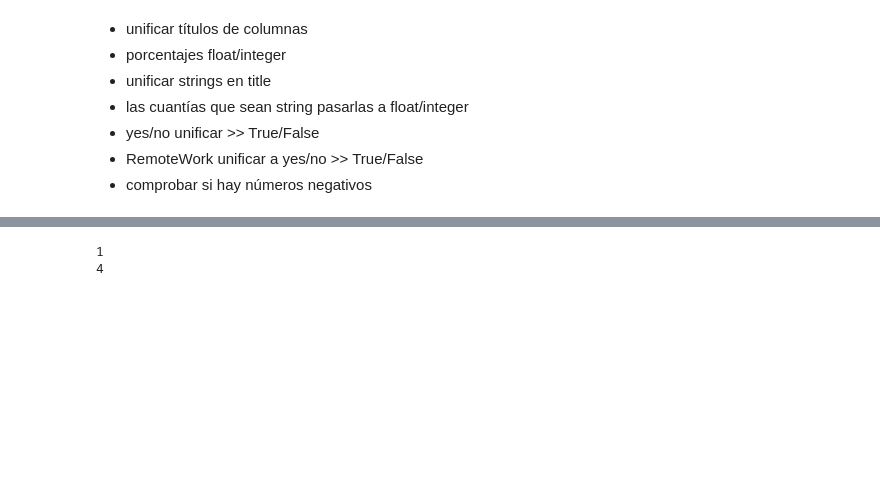
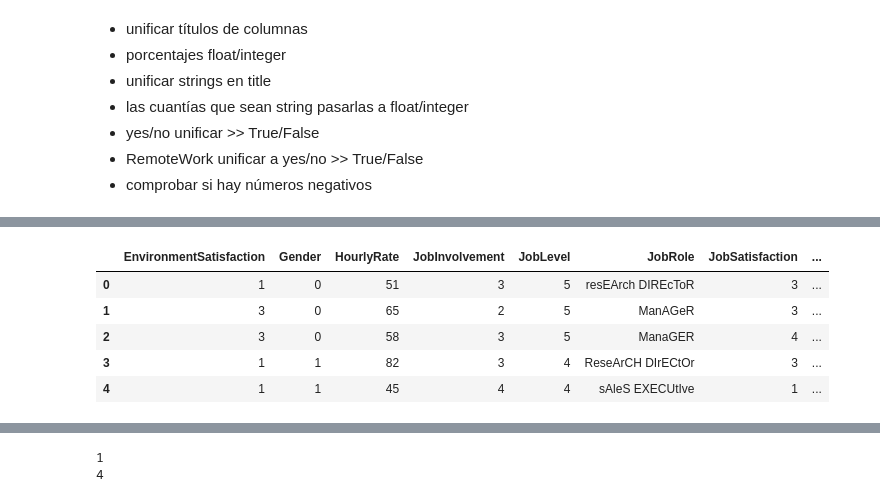
Before and after one commit to icorreald/proyecto-da-promo-G-modulo-3-team-3, a Jupyter notebook: notebooks-trabajo/isa.ipynb, the cells around one changed output, grey strips where cells are left out. Cells and saved outputs as stored; diff of their text form; code cells hidden in the pictures; blank space fills up the shorter version.

```diff
--- a/notebooks-trabajo/isa.ipynb
+++ b/notebooks-trabajo/isa.ipynb
@@ -124,0 +123,9 @@ johanna:
+# %%
+df_inspec.head()
+# %% [output]
+|  | EnvironmentSatisfaction | Gender | HourlyRate | JobInvolvement | JobLevel | JobRole | JobSatisfaction | ... |
+| 0 | 1 | 0 | 51 | 3 | 5 | resEArch DIREcToR | 3 | ... |
+| 1 | 3 | 0 | 65 | 2 | 5 | ManAGeR | 3 | ... |
+| 2 | 3 | 0 | 58 | 3 | 5 | ManaGER | 4 | ... |
+| 3 | 1 | 1 | 82 | 3 | 4 | ReseArCH DIrECtOr | 3 | ... |
+| 4 | 1 | 1 | 45 | 4 | 4 | sAleS EXECUtIve | 1 | ... |
```
Also changed, not shown: parts of 25 cells of this notebook, 1 other file.
